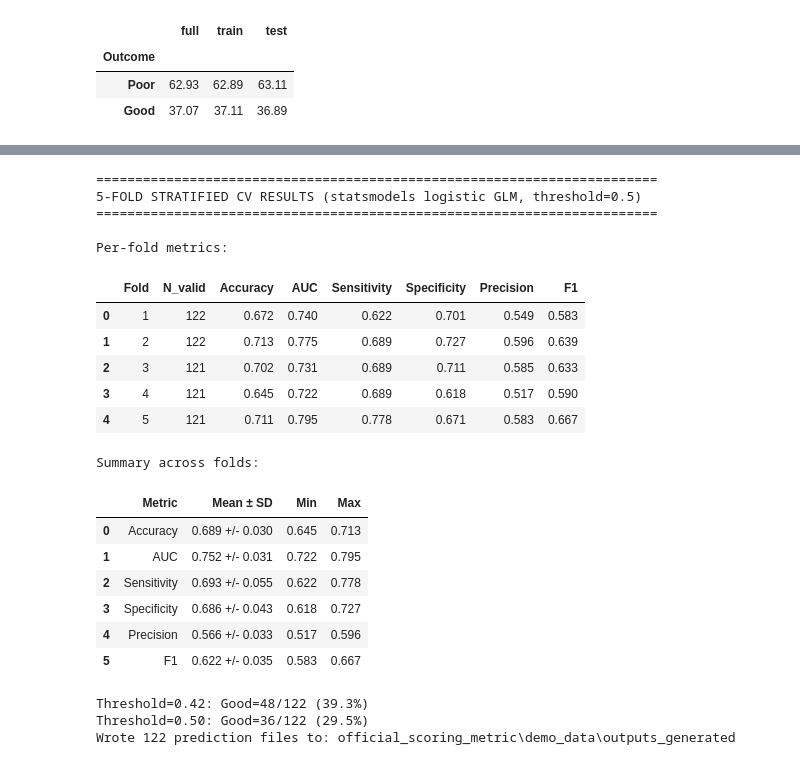
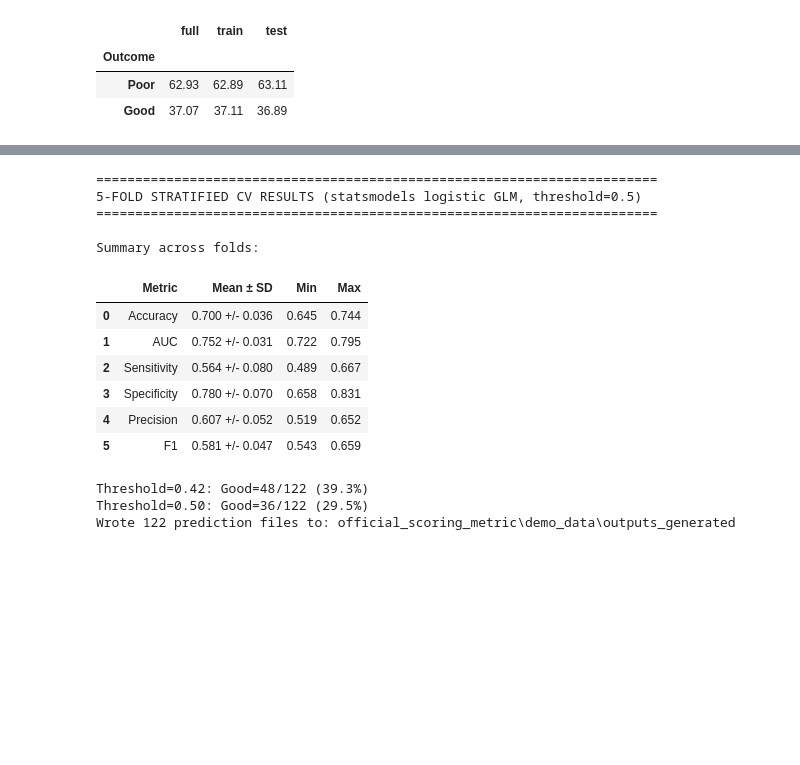
Before and after one commit to Vilnius-Kosice-joint-project-2026/predicting-neurological-recovery, a Jupyter notebook: metadata_model.ipynb, the cells around one changed output, grey strips where cells are left out. Drawn from its saved outputs; the diff is of its cells as text; code cells hidden in the pictures; blank space fills up the shorter version.

```diff
--- a/metadata_model.ipynb
+++ b/metadata_model.ipynb
@@ -146,15 +140,10 @@ def prepare_modeling_features(
 training_root_path = Path("icare_data") / "training"
 training_dataframe = build_training_dataframe(training_root_path)
 # %%
-from sklearn.model_selection import train_test_split
-
-# Keep only rows with known outcome labels for a clean stratified split.
-split_df = training_dataframe.dropna(subset=["Outcome"]).copy()
-
 train_df, test_df = train_test_split(
-    split_df,
+    training_dataframe,
     test_size=0.2,
-    stratify=split_df["Outcome"],
+    stratify=training_dataframe["Outcome"],
     random_state=1234,
 )
 
@@ -163,7 +152,7 @@ print(f"Test rows: {len(test_df)}")
 
 split_distribution = pd.concat(
     {
-        "full": split_df["Outcome"].value_counts(normalize=True).mul(100).round(2),
+        "full": training_dataframe["Outcome"].value_counts(normalize=True).mul(100).round(2),
         "train": train_df["Outcome"].value_counts(normalize=True).mul(100).round(2),
         "test": test_df["Outcome"].value_counts(normalize=True).mul(100).round(2),
     },
@@ -183,39 +172,23 @@ Outcome distribution (%):
 | Good | 37.07 | 37.11 | 36.89 |
 # %%
 # Encode outcome labels as binary: Good=1, Poor=0
-
 outcome_mapping = {"Poor": 0, "Good": 1}
 
-
-split_df = split_df.copy()
+training_dataframe = training_dataframe.copy()
 train_df = train_df.copy()
 test_df = test_df.copy()
 
-
-split_df["Outcome_binary"] = split_df["Outcome"].map(outcome_mapping)
+training_dataframe["Outcome_binary"] = training_dataframe["Outcome"].map(outcome_mapping)
 train_df["Outcome_binary"] = train_df["Outcome"].map(outcome_mapping)
 test_df["Outcome_binary"] = test_df["Outcome"].map(outcome_mapping)
-
-
-if train_df["Outcome_binary"].isna().any() or test_df["Outcome_binary"].isna().any():
-    unknown_labels = sorted(set(split_df["Outcome"].dropna()) - set(outcome_mapping))
-    raise ValueError(f"Unmapped Outcome labels found: {unknown_labels}")
-
 
 modeling_train_df, numeric_fill_values = prepare_modeling_features(train_df)
 modeling_test_df, _ = prepare_modeling_features(
     test_df, numeric_fill_values=numeric_fill_values
 )
 
-
 y_train_binary = modeling_train_df["Outcome_binary"].astype(int)
 y_test_binary = modeling_test_df["Outcome_binary"].astype(int)
 
-
-print("Outcome mapping:", outcome_mapping)
 print("Numeric fill values:", numeric_fill_values)
-print("y_train_binary distribution:")
-print(y_train_binary.value_counts(normalize=True).mul(100).round(2))
-print("\ny_test_binary distribution:")
-print(y_test_binary.value_counts(normalize=True).mul(100).round(2))
 # %% [output]
@@ -691,11 +505,8 @@ If you want to prioritize:
   - Balanced performance -> Use threshold=0.42
 ================================================================================
 # %%
-from sklearn.model_selection import StratifiedKFold
-from sklearn.metrics import roc_auc_score
-
 # 5-fold stratified CV for the same statsmodels GLM pipeline.
-cv_base_df = split_df.copy()
+cv_base_df = training_dataframe.copy()
 if "Outcome_binary" not in cv_base_df.columns:
     cv_base_df["Outcome_binary"] = cv_base_df["Outcome"].map(outcome_mapping)
 
@@ -730,7 +541,7 @@ for fold_idx, (train_index, valid_index) in enumerate(
 
     y_valid_true = fold_valid_model["Outcome_binary"].astype(int)
     y_valid_prob = fold_model.predict(fold_valid_model)
-    y_valid_pred = (y_valid_prob >= 0.42).astype(int)
+    y_valid_pred = (y_valid_prob >= 0.5).astype(int)
 
     tp_fold = int(((y_valid_pred == 1) & (y_valid_true == 1)).sum())
     tn_fold = int(((y_valid_pred == 0) & (y_valid_true == 0)).sum())
@@ -765,50 +576,41 @@ for fold_idx, (train_index, valid_index) in enumerate(
         }
     )
 
 cv_fold_df = pd.DataFrame(cv_rows)
 metric_columns = ["Accuracy", "AUC", "Sensitivity", "Specificity", "Precision", "F1"]
 
 cv_summary_df = pd.DataFrame(
     {
         "Metric": metric_columns,
         "Mean": [cv_fold_df[col].mean() for col in metric_columns],
         "Std": [cv_fold_df[col].std(ddof=1) for col in metric_columns],
         "Min": [cv_fold_df[col].min() for col in metric_columns],
         "Max": [cv_fold_df[col].max() for col in metric_columns],
     }
 )
 cv_summary_df["Mean ± SD"] = cv_summary_df.apply(
     lambda row: f"{row['Mean']:.3f} +/- {row['Std']:.3f}",
     axis=1,
 )
 
 print("=" * 72)
 print("5-FOLD STRATIFIED CV RESULTS (statsmodels logistic GLM, threshold=0.5)")
 print("=" * 72)
-print("\nPer-fold metrics:")
-display(cv_fold_df.round(3))
 print("\nSummary across folds:")
 display(cv_summary_df[["Metric", "Mean ± SD", "Min", "Max"]].round(3))
 # %% [output]
 ========================================================================
 5-FOLD STRATIFIED CV RESULTS (statsmodels logistic GLM, threshold=0.5)
 ========================================================================
 
-Per-fold metrics:
+Summary across folds:
-|  | Fold | N_valid | Accuracy | AUC | Sensitivity | Specificity | Precision | F1 |
-| 0 | 1 | 122 | 0.672 | 0.740 | 0.622 | 0.701 | 0.549 | 0.583 |
-| 1 | 2 | 122 | 0.713 | 0.775 | 0.689 | 0.727 | 0.596 | 0.639 |
-| 2 | 3 | 121 | 0.702 | 0.731 | 0.689 | 0.711 | 0.585 | 0.633 |
-| 3 | 4 | 121 | 0.645 | 0.722 | 0.689 | 0.618 | 0.517 | 0.590 |
-| 4 | 5 | 121 | 0.711 | 0.795 | 0.778 | 0.671 | 0.583 | 0.667 |
+|  | Metric | Mean ± SD | Min | Max |
+| 0 | Accuracy | 0.700 +/- 0.036 | 0.645 | 0.744 |
+| 1 | AUC | 0.752 +/- 0.031 | 0.722 | 0.795 |
+| 2 | Sensitivity | 0.564 +/- 0.080 | 0.489 | 0.667 |
+| 3 | Specificity | 0.780 +/- 0.070 | 0.658 | 0.831 |
+| 4 | Precision | 0.607 +/- 0.052 | 0.519 | 0.652 |
+| 5 | F1 | 0.581 +/- 0.047 | 0.543 | 0.659 |
-Summary across folds:
-|  | Metric | Mean ± SD | Min | Max |
-| 0 | Accuracy | 0.689 +/- 0.030 | 0.645 | 0.713 |
-| 1 | AUC | 0.752 +/- 0.031 | 0.722 | 0.795 |
-| 2 | Sensitivity | 0.693 +/- 0.055 | 0.622 | 0.778 |
-| 3 | Specificity | 0.686 +/- 0.043 | 0.618 | 0.727 |
-| 4 | Precision | 0.566 +/- 0.033 | 0.517 | 0.596 |
-| 5 | F1 | 0.622 +/- 0.035 | 0.583 | 0.667 |
 # %%
 import sys
 from pathlib import Path
```
Also changed, not shown: parts of 11 cells of this notebook, 6 other files.
